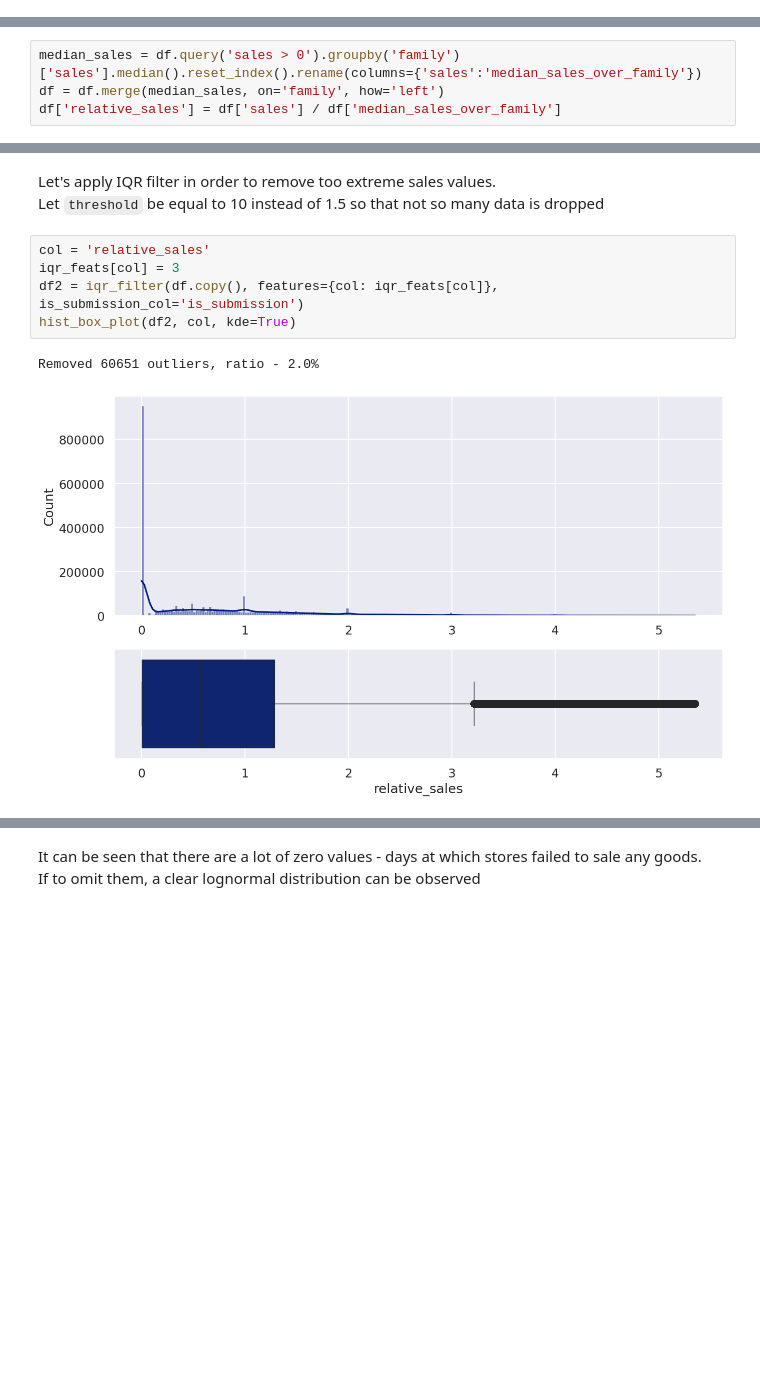
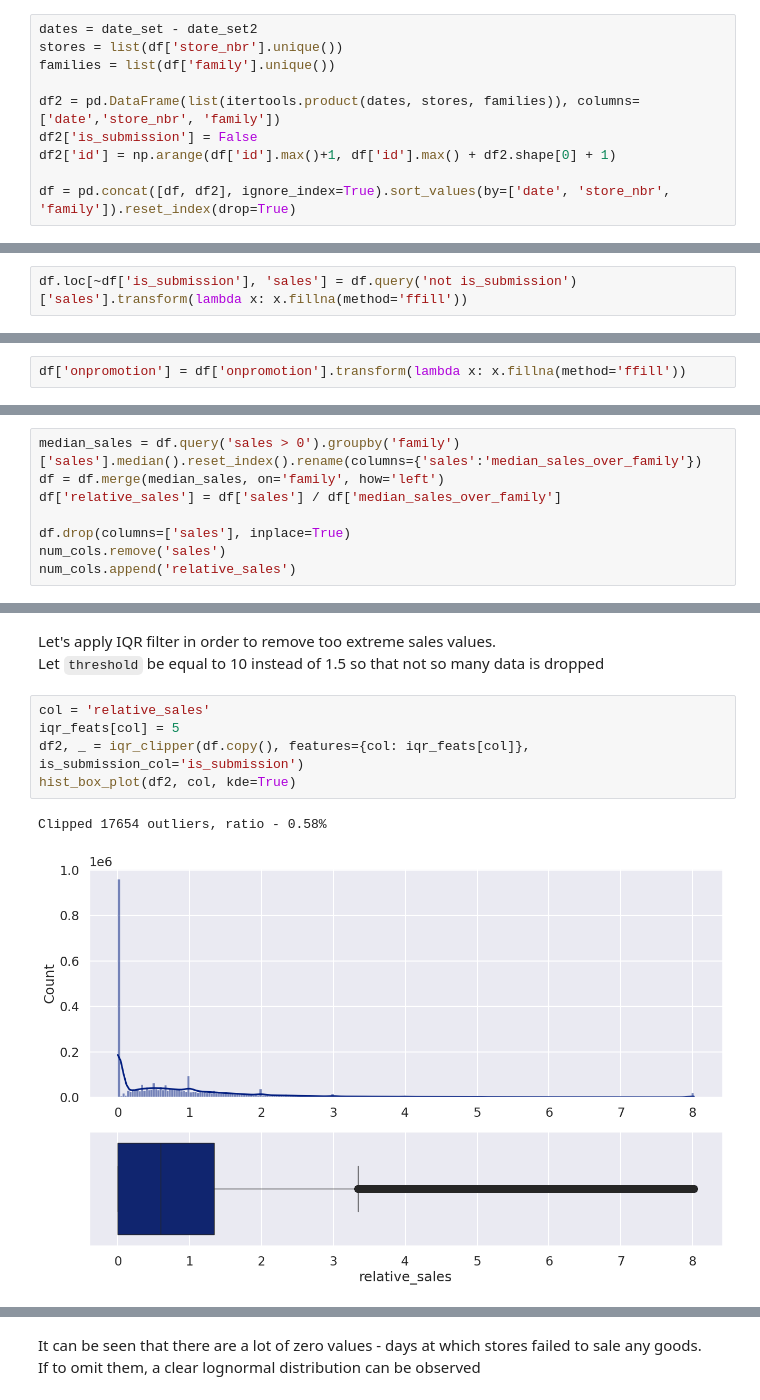
Before and after one commit to GitHub-User228/store_sales_time_series_forecasting_kaggle, a Jupyter notebook: notebooks/1_data_cleaning.ipynb, the cells around one changed output, grey strips where cells are left out. Cells and saved outputs as stored; diff of their text form; blank space fills up the shorter version.

Commit message:
Commit 3. Changed the outliers part by clipping the values instead of omitting the corresponding rows. The baseline improved as a result

```diff
--- a/notebooks/1_data_cleaning.ipynb
+++ b/notebooks/1_data_cleaning.ipynb
@@ -70,0 +122,10 @@ Still no duplicates
+# %%
+dates = date_set - date_set2
+stores = list(df['store_nbr'].unique())
+families = list(df['family'].unique())
+
+df2 = pd.DataFrame(list(itertools.product(dates, stores, families)), columns=['date','store_nbr', 'family'])
+df2['is_submission'] = False
+df2['id'] = np.arange(df['id'].max()+1, df['id'].max() + df2.shape[0] + 1)
+
+df = pd.concat([df, df2], ignore_index=True).sort_values(by=['date', 'store_nbr', 'family']).reset_index(drop=True)
@@ -70,0 +134,2 @@ Still no duplicates
+# %%
+df.loc[~df['is_submission'], 'sales'] = df.query('not is_submission')['sales'].transform(lambda x: x.fillna(method='ffill'))
@@ -234,0 +321,2 @@ df['transactions'].isnull().sum()
+# %%
+df['onpromotion'] = df['onpromotion'].transform(lambda x: x.fillna(method='ffill'))
@@ -313,6 +405,10 @@ It might be better to consider a relative value. Let's divide `sales` by it's me
 median_sales = df.query('sales > 0').groupby('family')['sales'].median().reset_index().rename(columns={'sales':'median_sales_over_family'})
 df = df.merge(median_sales, on='family', how='left')
 df['relative_sales'] = df['sales'] / df['median_sales_over_family']
+
+df.drop(columns=['sales'], inplace=True)
+num_cols.remove('sales')
+num_cols.append('relative_sales')
 # %%
 hist_box_plot(df[['relative_sales']], 'relative_sales', kde=True)
 # %% [output]
@@ -322,12 +418,12 @@ Let's apply IQR filter in order to remove too extreme sales values.
 Let `threshold` be equal to 10 instead of 1.5 so that not so many data is dropped
 # %%
 col = 'relative_sales'
-iqr_feats[col] = 3
-df2 = iqr_filter(df.copy(), features={col: iqr_feats[col]}, is_submission_col='is_submission')
+iqr_feats[col] = 5
+df2, _ = iqr_clipper(df.copy(), features={col: iqr_feats[col]}, is_submission_col='is_submission')
 hist_box_plot(df2, col, kde=True)
 # %% [output]
-Removed 60651 outliers, ratio - 2.0%
+Clipped 17654 outliers, ratio - 0.58%
-[figure, old version]
+[figure, new version]
 # %%
 hist_box_plot(df2.query(f'{col} > 0'), col, kde=True)
 # %% [output]
```
Also changed, not shown: parts of 64 cells of this notebook, 7 other files.
